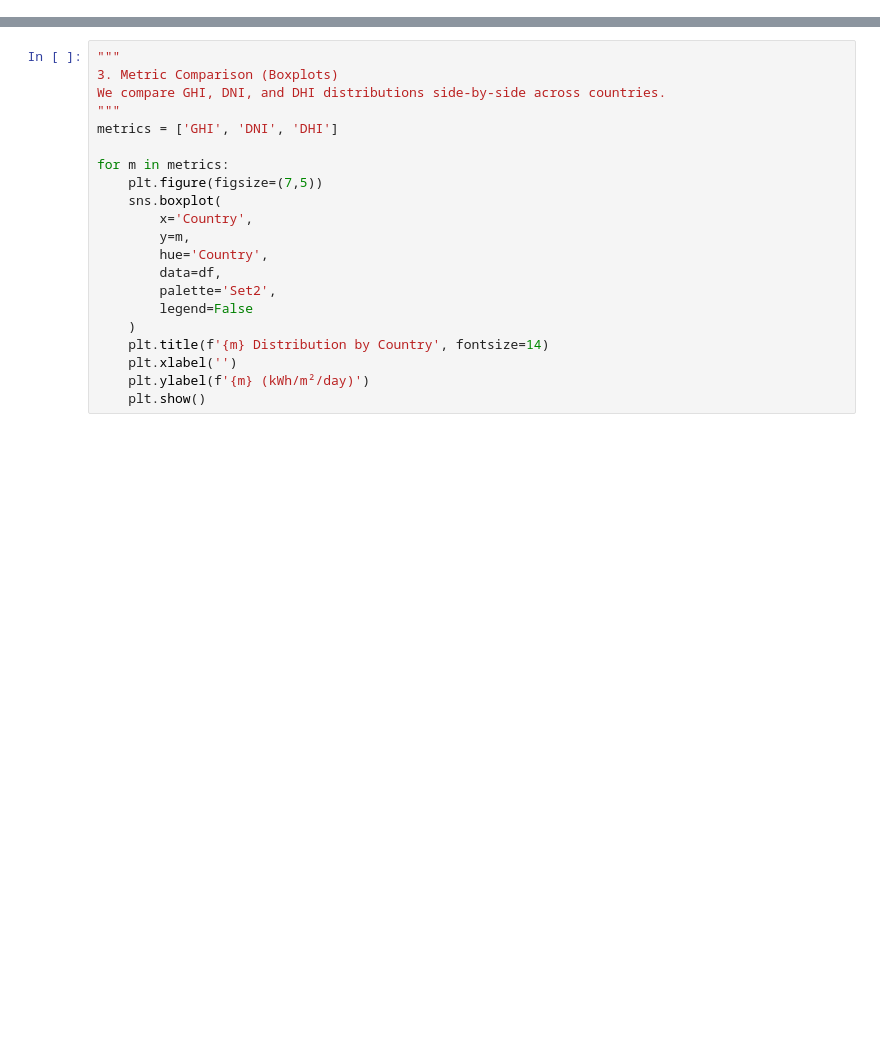
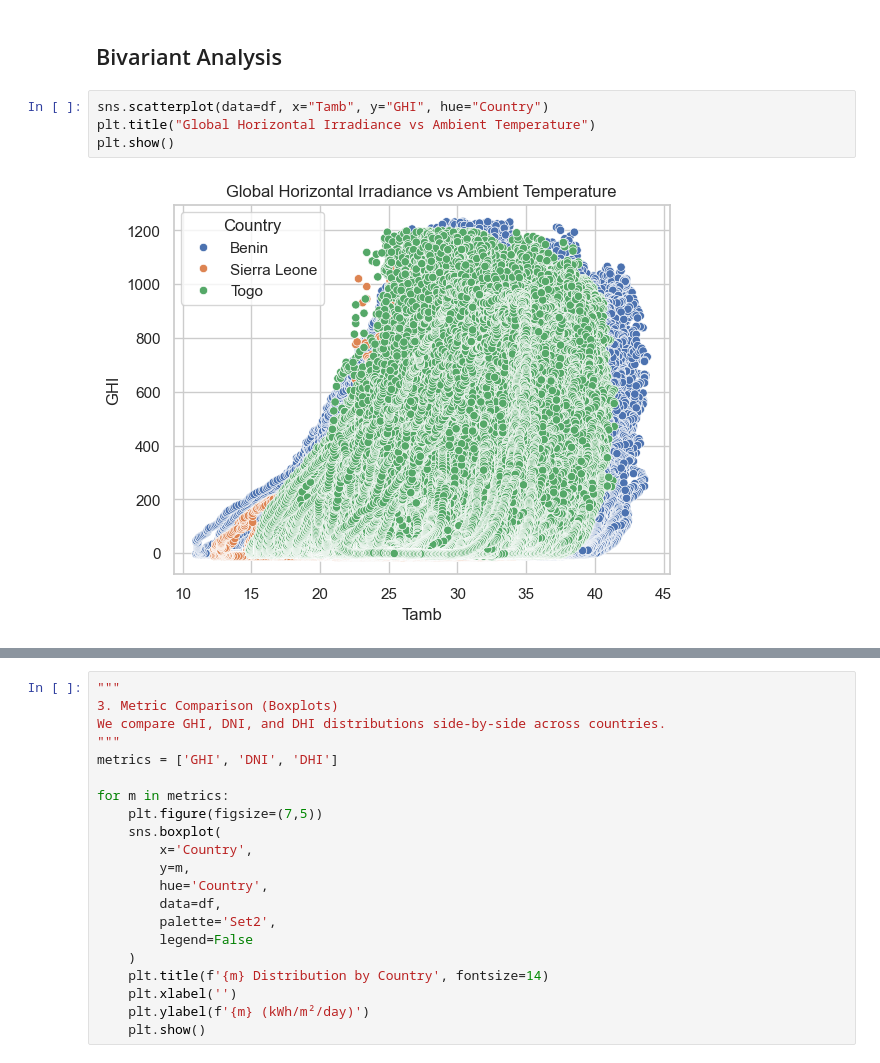
Before and after one commit to birhanu-ma/solar-challenge-week0, a Jupyter notebook: notebooks/compare_countries.ipynb, the cells around one changed output, grey strips where cells are left out. Cells and saved outputs as stored; diff of their text form; blank space fills up the shorter version.

```diff
--- a/notebooks/compare_countries.ipynb
+++ b/notebooks/compare_countries.ipynb
@@ -43,0 +658,8 @@ print(df.head())
+# %% [markdown]
+## Bivariant Analysis
+# %%
+sns.scatterplot(data=df, x="Tamb", y="GHI", hue="Country")
+plt.title("Global Horizontal Irradiance vs Ambient Temperature")
+plt.show()
+# %% [output]
+[figure, added]
```
Also changed, not shown: parts of 76 cells of this notebook.
